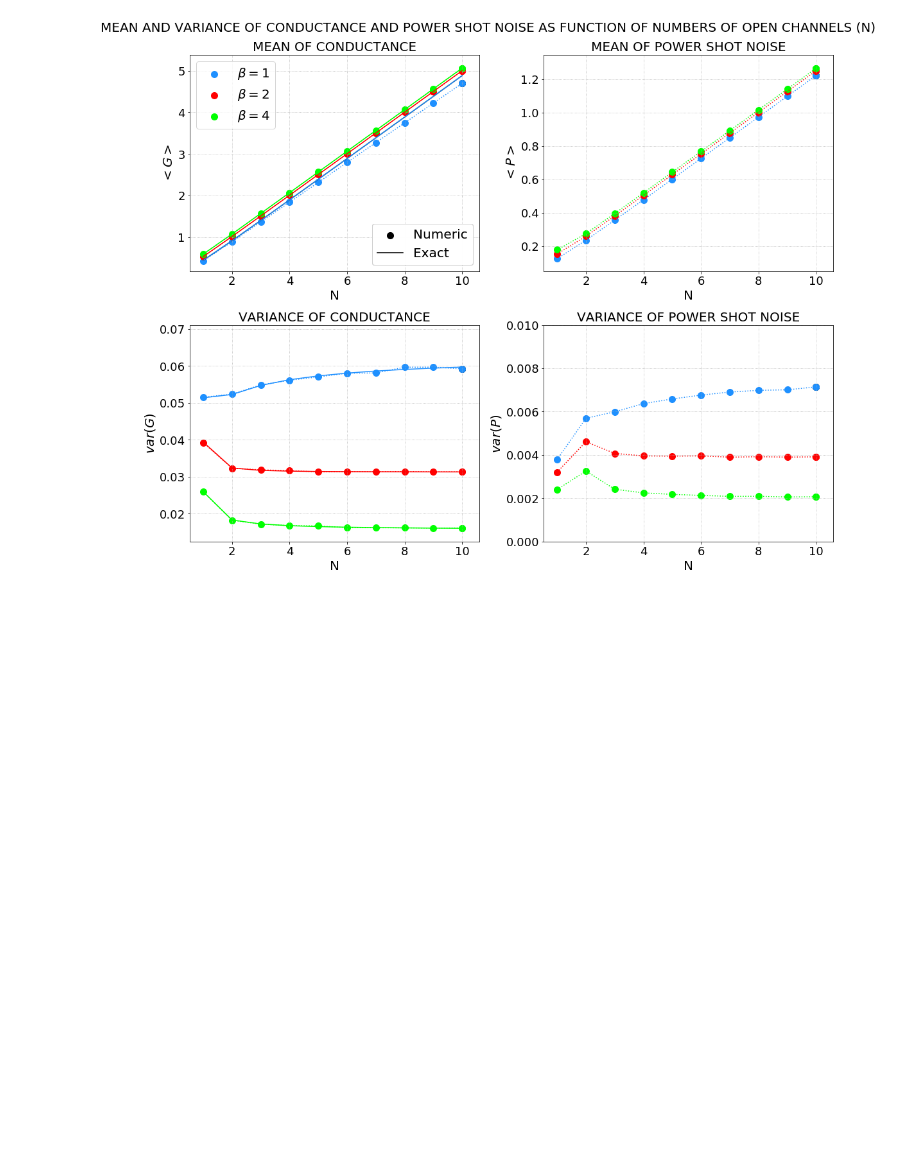
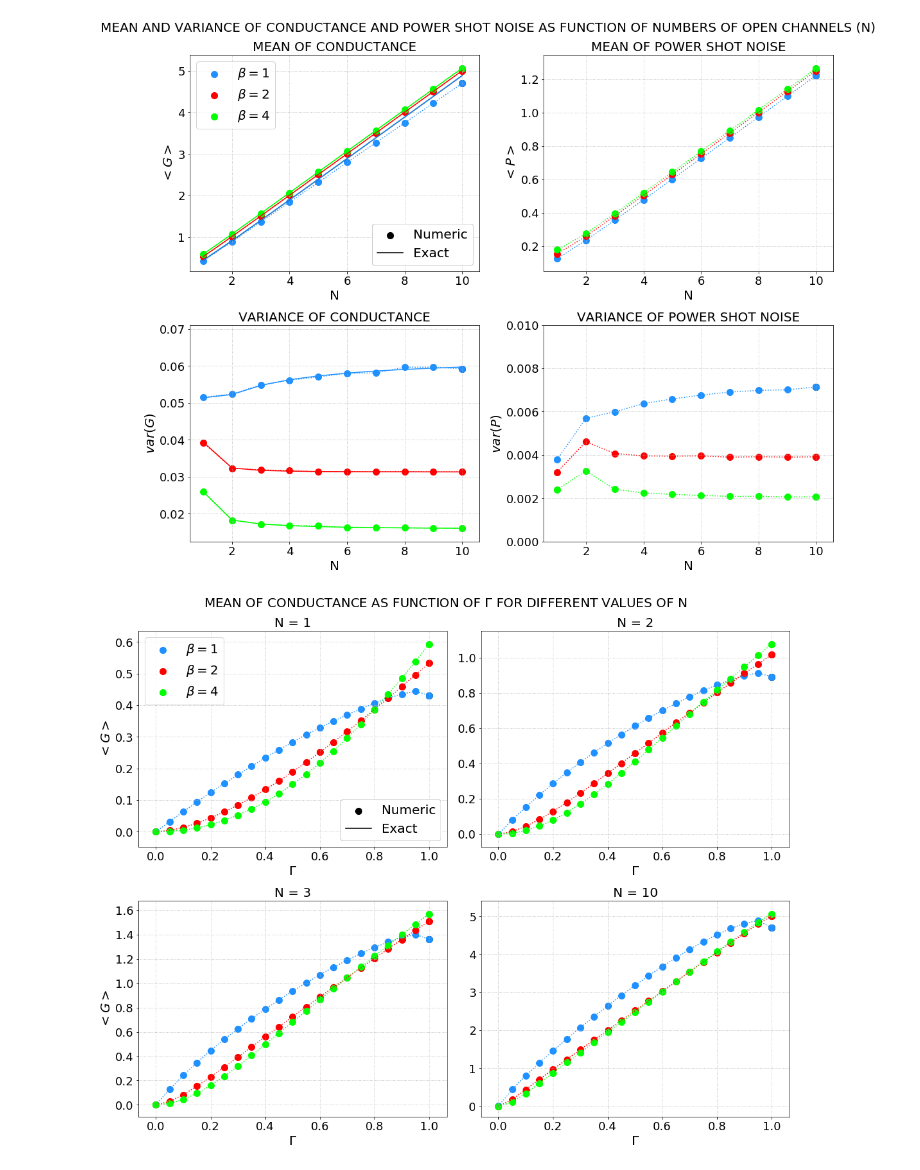
Before and after one commit to Rafffaelb/Dirac_Billiard, a Jupyter notebook: Chiral/Data_Analysis/Dirac_Conductance_ShotNoise.ipynb, the cells around one changed output. Drawn from its saved outputs; the diff is of its cells as text; code cells hidden in the pictures; blank space fills up the shorter version.

Commit message:
Conductance and Power Shot Noise by Gamma simulation performed

```diff
--- a/Chiral/Data_Analysis/Dirac_Conductance_ShotNoise.ipynb
+++ b/Chiral/Data_Analysis/Dirac_Conductance_ShotNoise.ipynb
@@ -303,0 +336,87 @@ for i in range(0,2):
+# %%
+meanG_O_1 = np.mean(G_O_Gamma_N1, axis = 0)
+meanG_U_1 = np.mean(G_U_Gamma_N1, axis = 0)
+meanG_S_1 = np.mean(G_S_Gamma_N1, axis = 0)
+
+meanG_O_2 = np.mean(G_O_Gamma_N2, axis = 0)
+meanG_U_2 = np.mean(G_U_Gamma_N2, axis = 0)
+meanG_S_2 = np.mean(G_S_Gamma_N2, axis = 0)
+
+meanG_O_3 = np.mean(G_O_Gamma_N3, axis = 0)
+meanG_U_3 = np.mean(G_U_Gamma_N3, axis = 0)
+meanG_S_3 = np.mean(G_S_Gamma_N3, axis = 0)
+
+meanG_O_10 = np.mean(G_O_Gamma_N10, axis = 0)
+meanG_U_10 = np.mean(G_U_Gamma_N10, axis = 0)
+meanG_S_10 = np.mean(G_S_Gamma_N10, axis = 0)
+# %%
+fig, axs = plt.subplots(2,2, figsize = (15,12), constrained_layout = True)
+
+fig.suptitle(r'MEAN OF CONDUCTANCE AS FUNCTION OF $\Gamma$ FOR DIFFERENT VALUES OF N', fontsize = 20)
+
+N = 1
+
+for i in range(0,2):
+    for j in range(0,2):
+
+        if (i == 0) and (j == 0):
+            axs[0,0].set_title('N = 1', fontsize = 20)
+            axs[0,0].set_ylabel(r'$<G>$', fontsize = 20)
+
+            variable_O = meanG_O_1; variable_U = meanG_U_1; variable_S = meanG_S_1
+
+        else:
+            if (i == 1) and (j == 0):
+
+                axs[1,0].set_title('N = 3', fontsize = 20)
+                axs[1,0].set_ylabel(r'$<G>$', fontsize = 20)
+
+                variable_O = meanG_O_3; variable_U = meanG_U_3; variable_S = meanG_S_3
+
+            else:
+                if (i == 0) and (j == 1):
+
+                    axs[0,1].set_title('N = 2', fontsize = 20)
+
+                    variable_O = meanG_O_2; variable_U = meanG_U_2; variable_S = meanG_S_2
+
+                else:
+                    if (i == 1) and (j == 1):
+                        axs[1,1].set_title('N = 10', fontsize = 20)
+
+                        variable_O = meanG_O_10; variable_U = meanG_U_10; variable_S = meanG_S_10
+
+        for k in range(0,len(meanG_O_1)):
+            axs[i,j].scatter((k)/20, variable_O[k], s = 100, color = 'dodgerblue', alpha = 1)
+            axs[i,j].scatter((k)/20, variable_U[k], s = 100, color = 'red', alpha = 1)
+            axs[i,j].scatter((k)/20, variable_S[k], s = 100, color = 'lime', alpha = 1)
+
+            if k == (len(meanG_O_1)-1):
+                Numeric_scatter = axs[i,j].scatter((k)/20, variable_O[k], label = 'Numeric', s = 100, color = 'black', alpha = 1)
+                beta_1 = axs[i,j].scatter((k)/20, variable_O[k], label = r'$\beta = 1$', s = 100, color = 'dodgerblue', alpha = 1)
+                beta_2 = axs[i,j].scatter((k)/20, variable_U[k], label = r'$\beta = 2$', s = 100, color = 'red', alpha = 1)
+                beta_4 = axs[i,j].scatter((k)/20, variable_S[k], label = r'$\beta = 4$', s = 100, color = 'lime', alpha = 1)
+
+        axs[i,j].plot([i/20 for i in range(0,21)], variable_O, color = 'dodgerblue', linestyle = ':')
+        axs[i,j].plot([i/20 for i in range(0,21)], variable_U, color = 'red', linestyle = ':')
+        axs[i,j].plot([i/20 for i in range(0,21)], variable_S, color = 'lime', linestyle = ':')
+
+        #if (i == 1 and j == 1):
+        #    N = 10
+        #    Exact_plot, = axs[1,1].plot([i/20 for i in range(0,21)], [((N/2)+(1/4)*(1-2/1))*(i/20) for i in range(0,21)], label = 'Exact', color = 'black', linestyle = '-')
+
+        #axs[i,j].plot([i/20 for i in range(0,21)], [((N/2)+(1/4)*(1-2/1))*(i/20) for i in range(0,21)], color = 'dodgerblue')
+        #axs[i,j].plot([i/20 for i in range(0,21)], [((N/2)+(1/4)*(1-2/2))*(i/20) for i in range(0,21)], color = 'red')
+        #axs[i,j].plot([i/20 for i in range(0,21)], [((N/2)+(1/4)*(1-2/4))*(i/20) for i in range(0,21)], color = 'lime')
+
+        axs[i,j].grid(linestyle=':')
+
+        first_legend = axs[0,0].legend([Numeric_scatter, Exact_plot], ["Numeric","Exact"], loc = "lower right", fontsize = 20)
+        axs[0,0].add_artist(first_legend)
+        axs[0,0].legend([beta_1, beta_2, beta_4], [r'$\beta = 1$', r'$\beta = 2$', r'$\beta = 4$'], loc = "upper left", fontsize = 20)
+
+        axs[i,j].set_xlabel(r'$\Gamma$', fontsize = 20)
+        axs[i,j].tick_params(axis = 'both', which = 'major', labelsize = 18)
+        N = N + 1
+# %% [output]
+[figure, added]
```
Also changed, not shown: parts of 12 cells of this notebook, 13 other files.
